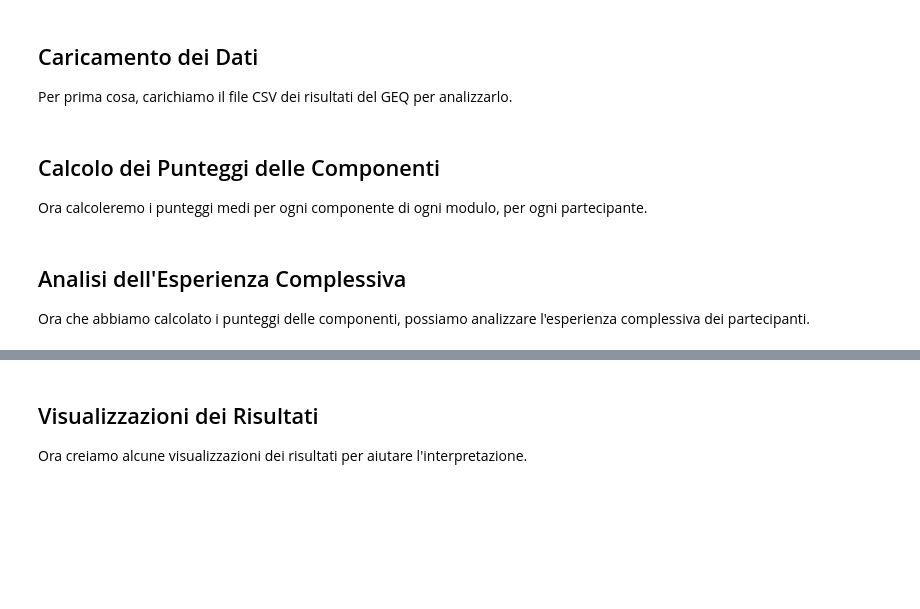
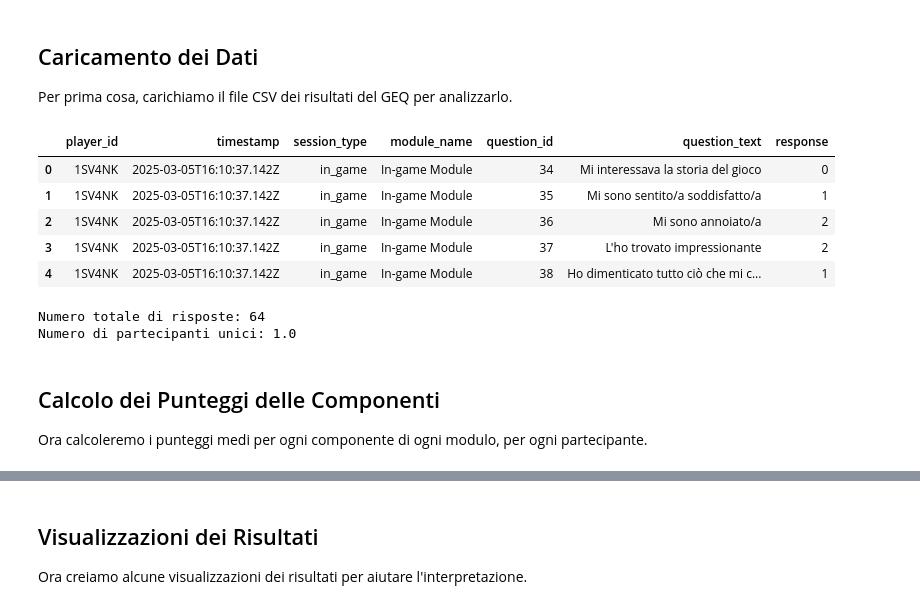
Before and after one commit to Cry4775/geq-questionnaire, a Jupyter notebook: geq-analysis-notebook.ipynb, the cells around one changed output, grey strips where cells are left out. Cells and saved outputs as stored; diff of their text form; code cells hidden in the pictures; blank space fills up the shorter version.

```diff
--- a/geq-analysis-notebook.ipynb
+++ b/geq-analysis-notebook.ipynb
@@ -55,21 +56,27 @@ GEQ_COMPONENTS = {
 Per prima cosa, carichiamo il file CSV dei risultati del GEQ per analizzarlo.
 # %%
 # Modifica il percorso al tuo file CSV
-data_path = "./geq_all_results.csv"
+data_path = "./results_1.csv"
 
 # Carica i dati
 df = pd.read_csv(data_path)
 
 # Visualizza le prime righe per controllare
 df.head()
+# %% [output]
+|  | player_id | timestamp | session_type | module_name | question_id | question_text | response |
+| 0 | 1SV4NK | 2025-03-05T16:10:37.142Z | in_game | In-game Module | 34 | Mi interessava la storia del gioco | 0 |
+| 1 | 1SV4NK | 2025-03-05T16:10:37.142Z | in_game | In-game Module | 35 | Mi sono sentito/a soddisfatto/a | 1 |
+| 2 | 1SV4NK | 2025-03-05T16:10:37.142Z | in_game | In-game Module | 36 | Mi sono annoiato/a | 2 |
+| 3 | 1SV4NK | 2025-03-05T16:10:37.142Z | in_game | In-game Module | 37 | L'ho trovato impressionante | 2 |
+| 4 | 1SV4NK | 2025-03-05T16:10:37.142Z | in_game | In-game Module | 38 | Ho dimenticato tutto ciò che mi c... | 1 |
 # %%
 # Controlla quanti partecipanti e risposte abbiamo
 print(f"Numero totale di risposte: {len(df)}")
-print(f"Numero di partecipanti unici: {df['player_id'].nunique()}")
-print("\nTipi di sessione:")
-print(df['type'].value_counts())
-print("\nModuli compilati:")
-print(df['module'].value_counts())
+print(f"Numero di partecipanti unici: {df['player_id'].nunique() / 2}")
+# %% [output]
+Numero totale di risposte: 64
+Numero di partecipanti unici: 1.0
 # %% [markdown]
 ## Calcolo dei Punteggi delle Componenti
 
@@ -137,4 +83,0 @@ component_scores.head()
-# %% [markdown]
-## Analisi dell'Esperienza Complessiva
-
-Ora che abbiamo calcolato i punteggi delle componenti, possiamo analizzare l'esperienza complessiva dei partecipanti.
```
Also changed, not shown: parts of 15 cells of this notebook, 3 other files.
